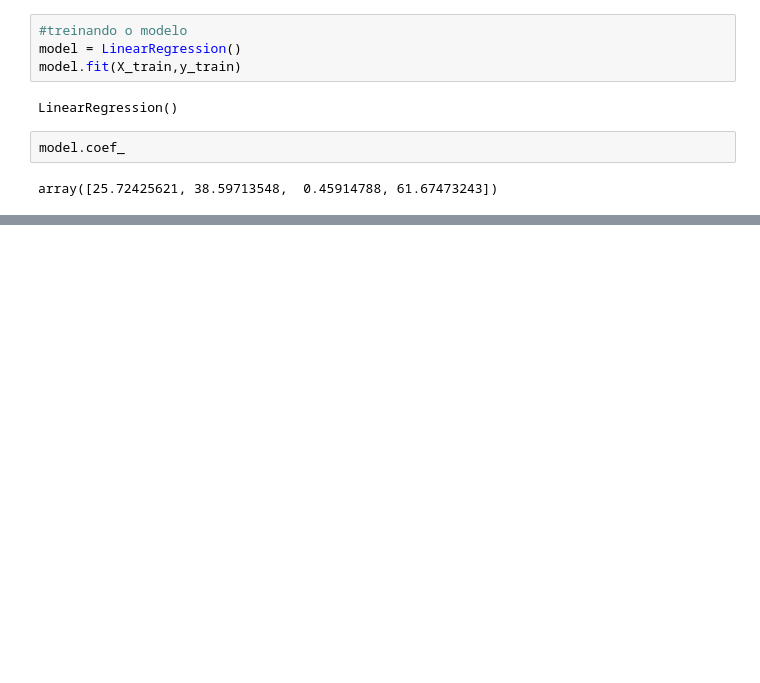
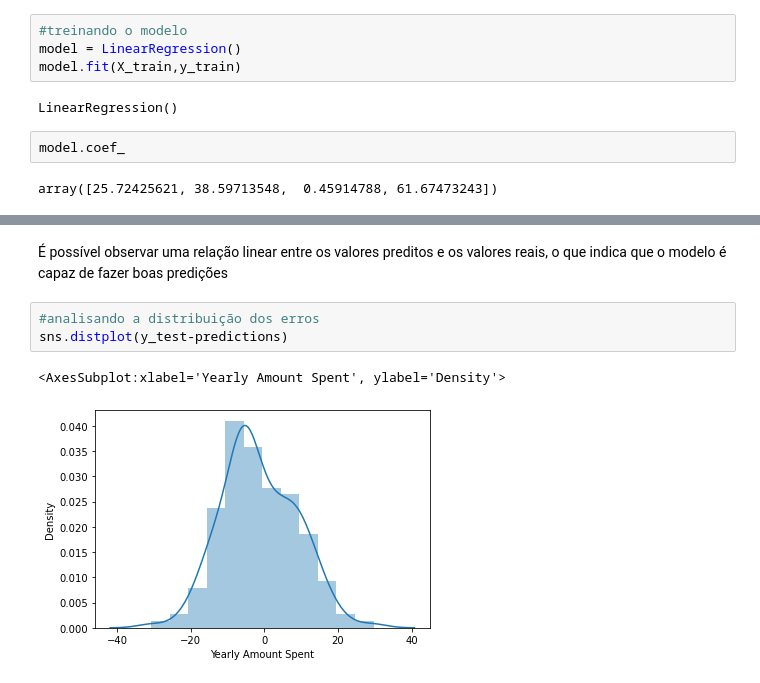
Before and after one commit to anderici/analise-dados-linear-regression, a Jupyter notebook: analises_linear_regression.ipynb, the cells around one changed output, grey strips where cells are left out. Cells and saved outputs as stored; diff of their text form; blank space fills up the shorter version.

```diff
--- a/analises_linear_regression.ipynb
+++ b/analises_linear_regression.ipynb
@@ -147,0 +144,8 @@ Text(0, 0.5, 'Valores preditos')
+# %% [markdown]
+É possível observar uma relação linear entre os valores preditos e os valores reais, o que indica que o modelo é capaz de fazer boas predições
+# %%
+#analisando a distribuição dos erros
+sns.distplot(y_test-predictions)
+# %% [output]
+<AxesSubplot:xlabel='Yearly Amount Spent', ylabel='Density'>
+[figure, added]
```
Also changed, not shown: parts of 16 cells of this notebook.
